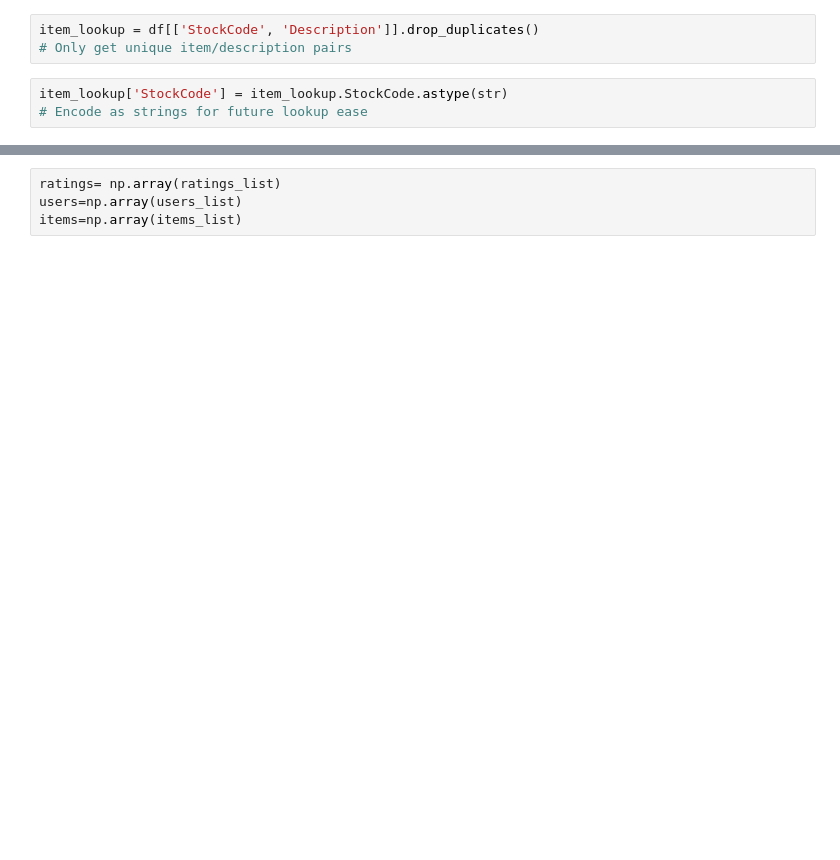
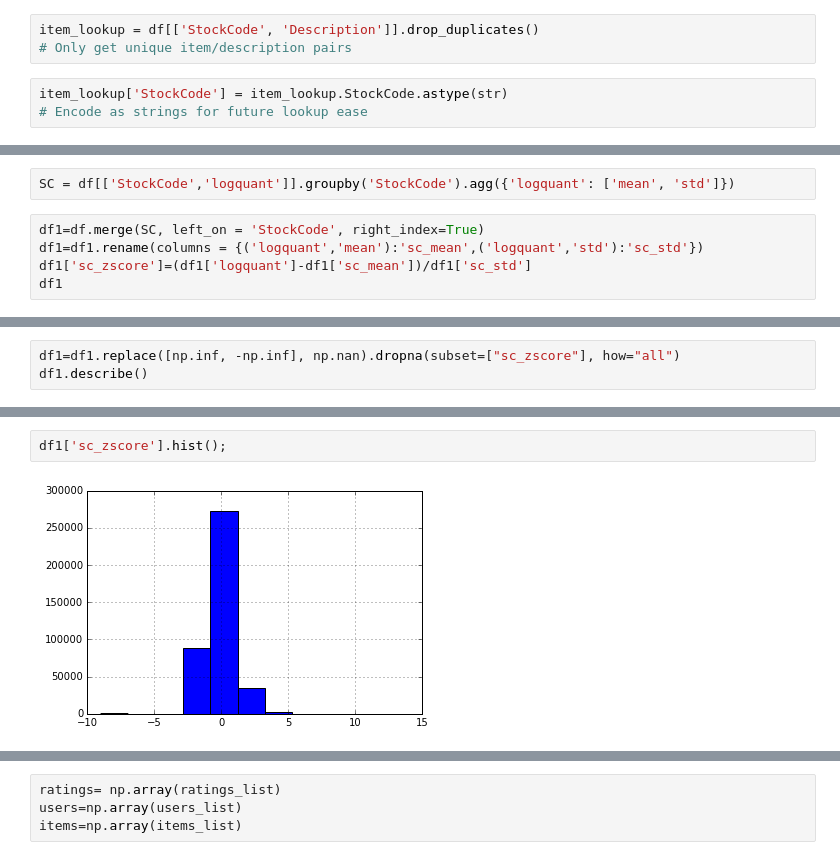
Before and after one commit to TimusLetap/Online-Retail, a Jupyter notebook: Recommendation+for+Wholesale+Reailers.ipynb, the cells around one changed output, grey strips where cells are left out. Saved outputs shown, nothing was run; the diff lists cells and outputs as text; blank space fills up the shorter version.

```diff
--- a/Recommendation+for+Wholesale+Reailers.ipynb
+++ b/Recommendation+for+Wholesale+Reailers.ipynb
@@ -594,0 +534,7 @@ Name: norm_quant, dtype: float64
+# %%
+SC = df[['StockCode','logquant']].groupby('StockCode').agg({'logquant': ['mean', 'std']})
+# %%
+df1=df.merge(SC, left_on = 'StockCode', right_index=True)
+df1=df1.rename(columns = {('logquant','mean'):'sc_mean',('logquant','std'):'sc_std'})
+df1['sc_zscore']=(df1['logquant']-df1['sc_mean'])/df1['sc_std']
+df1
@@ -594,0 +560,3 @@ Name: norm_quant, dtype: float64
+# %%
+df1=df1.replace([np.inf, -np.inf], np.nan).dropna(subset=["sc_zscore"], how="all")
+df1.describe()
@@ -594,0 +617,4 @@ Name: norm_quant, dtype: float64
+# %%
+df1['sc_zscore'].hist();
+# %% [output]
+[figure, added]
```
Also changed, not shown: parts of 98 cells of this notebook.
